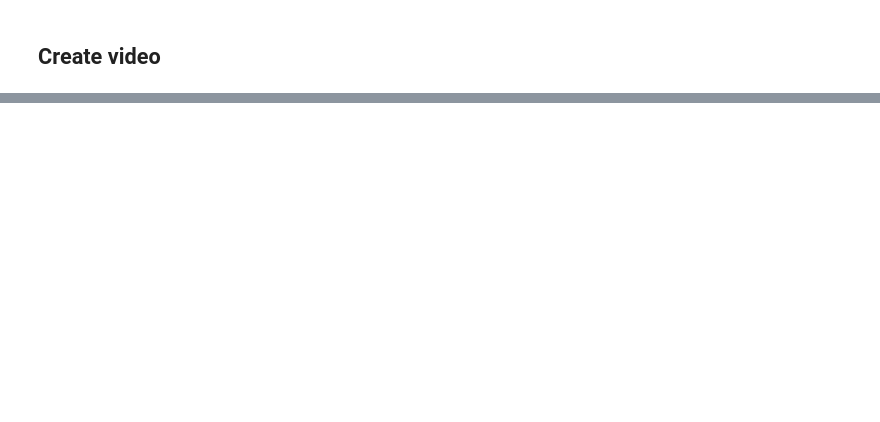
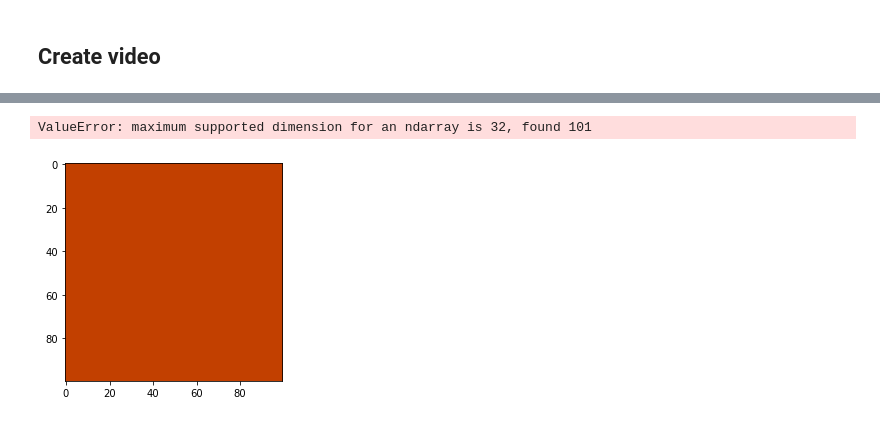
Before and after one commit to sonalimerchia/CS445FinalProject, a Jupyter notebook: face_morphing.ipynb, the cells around one changed output, grey strips where cells are left out. Saved outputs shown, nothing was run; the diff lists cells and outputs as text; code cells hidden in the pictures; blank space fills up the shorter version.

```diff
--- a/face_morphing.ipynb
+++ b/face_morphing.ipynb
@@ -188,0 +208,10 @@ for image_idx, image in enumerate(image_progression):
+# %%
+plt.figure()
+black = cv2.cvtColor(img, cv2.COLOR_BGR2LAB)
+turn_back = cv2.cvtColor(img, cv2.COLOR_LAB2BGR)
+plt.imshow(turn_back, cmap='gray')
+
+np.indices(black)
+# %% [output]
+ValueError: maximum supported dimension for an ndarray is 32, found 101
+[figure, added]
```
Also changed, not shown: parts of 4 cells of this notebook, 11 other files.
